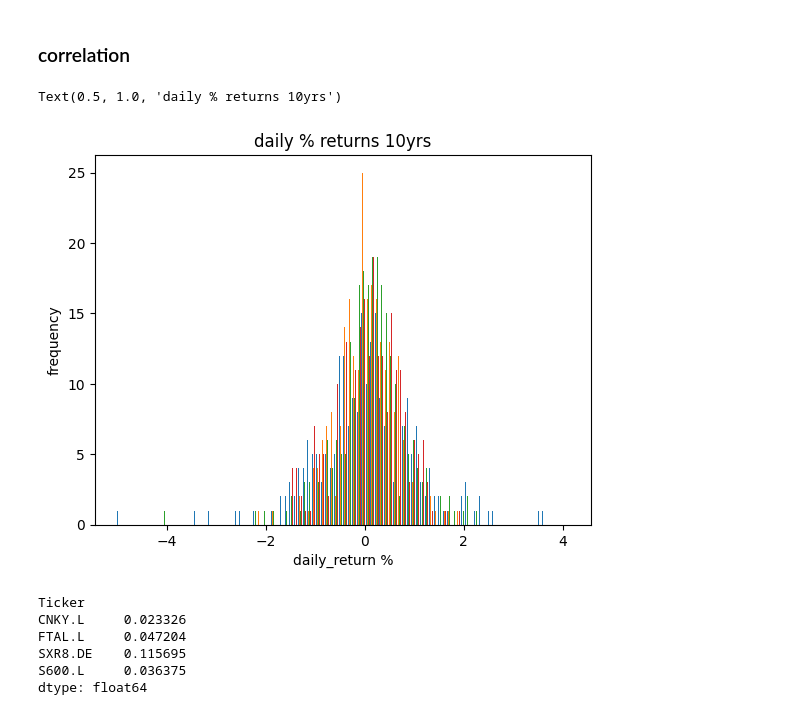
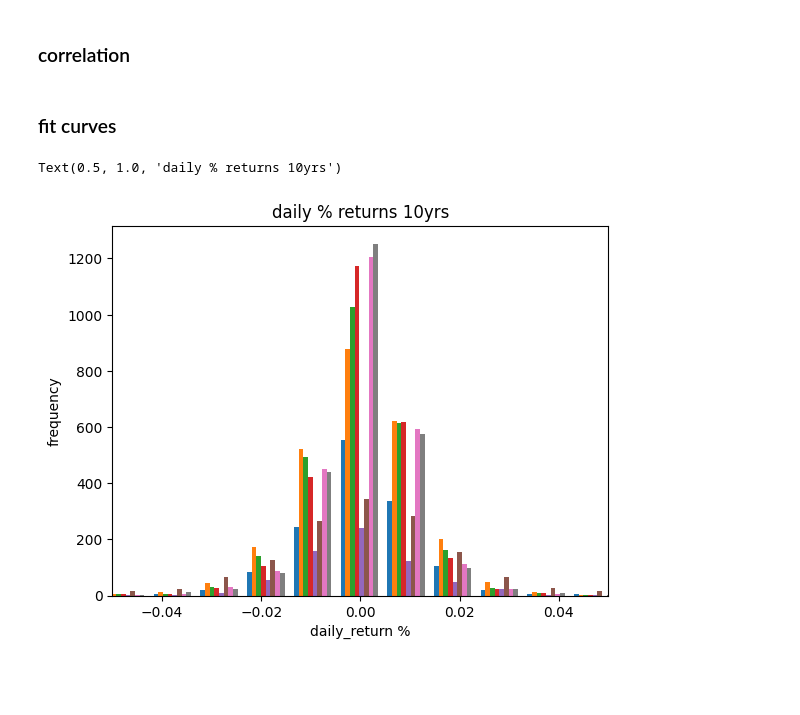
Before and after one commit to MarkEHolland/financial-newsfeed, a Jupyter notebook: notebooks/etf.ipynb, the cells around one changed output. Saved outputs shown, nothing was run; the diff lists cells and outputs as text; code cells hidden in the pictures; blank space fills up the shorter version.

```diff
--- a/notebooks/etf.ipynb
+++ b/notebooks/etf.ipynb
@@ -50,11 +94,11 @@ MultiIndex([( 'Close',  'CNKY.L'),
 # %% [markdown]
 ### returns
 # %%
-yf_period = "1y" # ['1d', '5d', '1mo', '3mo', '6mo', '1y', '2y', '5y', '10y', 'ytd', 'max']
+yf_period = "10y" # ['1d', '5d', '1mo', '3mo', '6mo', '1y', '2y', '5y', '10y', 'ytd', 'max']
 yf_interval = "1d"
 # %%
 #  1.  Create dataframe yf_price with yf.download
-yf_returns = yf.download(
+yf_df = yf.download(
         tickers = ticker_symbols,       # tickers list or string as well
         period = yf_period,      # optional, default is '1mo'
         interval = yf_interval,  # fetch data by intervaal
@@ -65,12 +109,12 @@ yf_returns = yf.download(
         proxy = None)            # proxy
 
 #  2.  Select 'Close' (price at market close) column only
-yf_returns = yf_returns.iloc[:, yf_returns.columns.get_level_values(1)=='Close']
+yf_df = yf_df.iloc[:, yf_df.columns.get_level_values(1)=='Close']
 
 #  3.  Remove the dataframe multi-index
-yf_returns.columns = yf_returns.columns.droplevel(1)  # multi-index
+yf_df.columns = yf_df.columns.droplevel(1)  # multi-index
 
-yf_returns_df = round(yf_returns.pct_change()*100, 4)
+#yf_returns_df = round(yf_returns.pct_change()*100, 4)
 
-yf_returns_df.tail(10)
+#yf_returns_df.tail(10)
 # %% [output]
@@ -89,0 +158,2 @@ yf_returns_df.tail(10)
+# %%
+daily_returns_df = yf_df.pct_change()
@@ -215,19 +523,14 @@ ticker_info_df
+# %% [markdown]
+### fit curves
 # %%
 import matplotlib.pyplot as plt
 import numpy as np
-plt.hist(yf_returns_df,bins=100)
+plt.hist(daily_returns_df,bins=100)
+#plt.ylim(0,1500)
+plt.xlim(-0.05,0.05)
 plt.xlabel('daily_return %')
 plt.ylabel('frequency')
 plt.title('daily % returns 10yrs')
 # %% [output]
 Text(0.5, 1.0, 'daily % returns 10yrs')
-[figure, old version]
+[figure, new version]
-# %%
-yf_returns_df.mean()
-# %% [output]
-Ticker
-CNKY.L     0.023326
-FTAL.L     0.047204
-SXR8.DE    0.115695
-S600.L     0.036375
-dtype: float64
```
Also changed, not shown: parts of 41 cells of this notebook.
